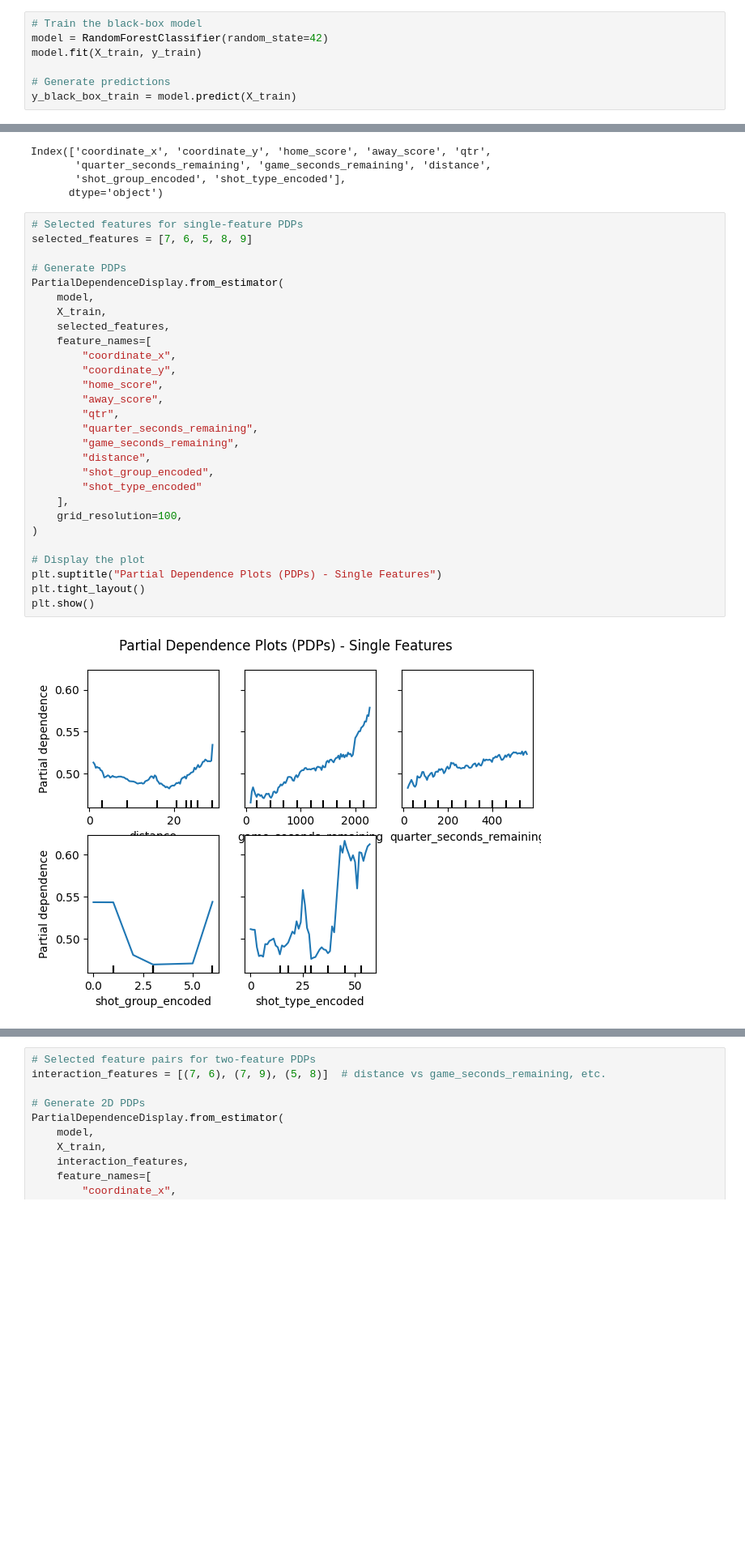
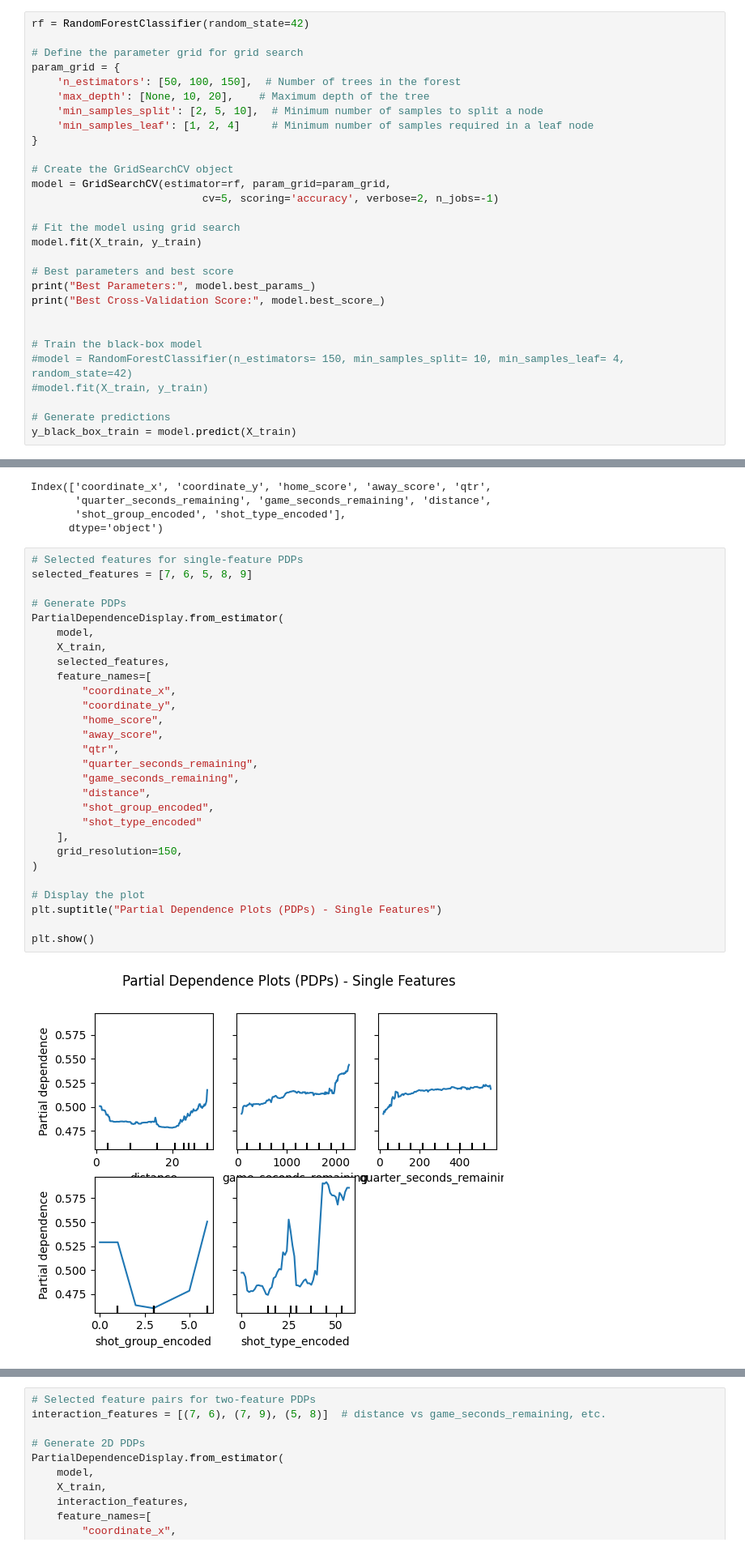
Before and after one commit to v2denny/wnbaXAI, a Jupyter notebook: black_box/RandomForestXAI.ipynb, the cells around one changed output, grey strips where cells are left out. Shown at 81% size. Drawn from its saved outputs; the diff is of its cells as text; blank space fills up the shorter version.

```diff
--- a/black_box/RandomForestXAI.ipynb
+++ b/black_box/RandomForestXAI.ipynb
@@ -30,7 +52,29 @@ X_train, X_test, y_train, y_test = train_test_split(X, y, test_size=0.3, random_
 # %%
+rf = RandomForestClassifier(random_state=42)
+
+# Define the parameter grid for grid search
+param_grid = {
+    'n_estimators': [50, 100, 150],  # Number of trees in the forest
+    'max_depth': [None, 10, 20],    # Maximum depth of the tree
+    'min_samples_split': [2, 5, 10],  # Minimum number of samples to split a node
+    'min_samples_leaf': [1, 2, 4]     # Minimum number of samples required in a leaf node
+}
+
+# Create the GridSearchCV object
+model = GridSearchCV(estimator=rf, param_grid=param_grid,
+                           cv=5, scoring='accuracy', verbose=2, n_jobs=-1)
+
+# Fit the model using grid search
+model.fit(X_train, y_train)
+
+# Best parameters and best score
+print("Best Parameters:", model.best_params_)
+print("Best Cross-Validation Score:", model.best_score_)
+
+
 # Train the black-box model
-model = RandomForestClassifier(random_state=42)
-model.fit(X_train, y_train)
+#model = RandomForestClassifier(n_estimators= 150, min_samples_split= 10, min_samples_leaf= 4, random_state=42)
+#model.fit(X_train, y_train)
 
 # Generate predictions
 y_black_box_train = model.predict(X_train)
@@ -48,30 +112,30 @@ Index(['coordinate_x', 'coordinate_y', 'home_score', 'away_score', 'qtr',
 # %%
 # Selected features for single-feature PDPs
 selected_features = [7, 6, 5, 8, 9]
 
 # Generate PDPs
 PartialDependenceDisplay.from_estimator(
     model,
     X_train,
     selected_features,
     feature_names=[
         "coordinate_x",
         "coordinate_y",
         "home_score",
         "away_score",
         "qtr",
         "quarter_seconds_remaining",
         "game_seconds_remaining",
         "distance",
         "shot_group_encoded",
         "shot_type_encoded"
     ],
-    grid_resolution=100,
+    grid_resolution=150,
 )
 
 # Display the plot
 plt.suptitle("Partial Dependence Plots (PDPs) - Single Features")
-plt.tight_layout()
+
 plt.show()
 # %% [output]
-[figure, old version]
+[figure, new version]
```
Also changed, not shown: parts of 20 cells of this notebook.
